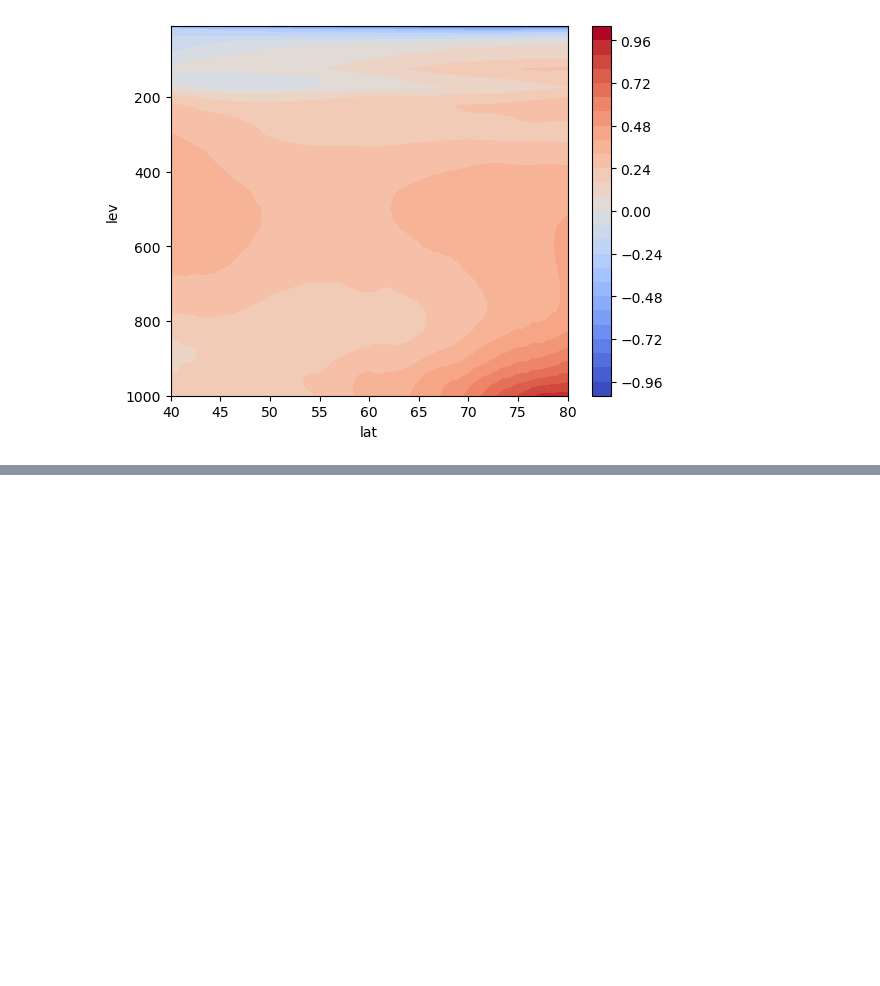
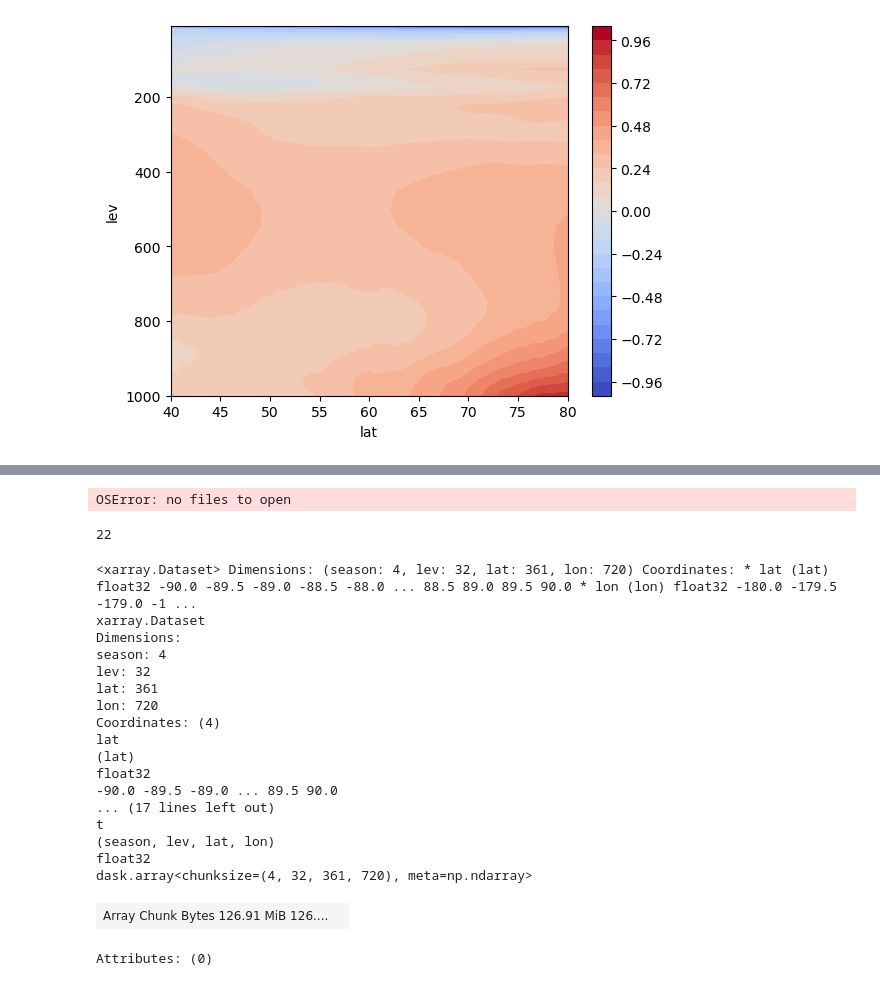
Before and after one commit to cgsutter/ATM622-General-Circulation, a Jupyter notebook: testing/CFSR_plots.ipynb, the cells around one changed output, grey strips where cells are left out. Cells and saved outputs as stored; diff of their text form; code cells hidden in the pictures; blank space fills up the shorter version.

```diff
--- a/testing/CFSR_plots.ipynb
+++ b/testing/CFSR_plots.ipynb
@@ -223,0 +408,32 @@ Mon Jan 2 06:03:28 UTC 2017
+# %%
+y = xr.open_mfdataset('/spare11/ktyle/cfsr/cfsr.ncl')
+# %% [output]
+OSError: no files to open
+# %%
+2_2
+# %% [output]
+22
+# %%
+y = xr.open_mfdataset('/roselab_rit/data/cfsr_climatology/t.seas_clim.0p5.nc')
+# %%
+y
+# %% [output]
+<xarray.Dataset> Dimensions: (season: 4, lev: 32, lat: 361, lon: 720) Coordinates: * lat (lat) float32 -90.0 -89.5 -89.0 -88.5 -88.0 ... 88.5 89.0 89.5 90.0 * lon (lon) float32 -180.0 -179.5 -179.0 -1 ...
+xarray.Dataset
+Dimensions:
+season: 4
+lev: 32
+lat: 361
+lon: 720
+Coordinates: (4)
+lat
+(lat)
+float32
+-90.0 -89.5 -89.0 ... 89.5 90.0
+... (17 lines left out)
+t
+(season, lev, lat, lon)
+float32
+dask.array<chunksize=(4, 32, 361, 720), meta=np.ndarray>
+| Array Chunk Bytes 126.91 MiB 126.... |  |
+Attributes: (0)
```
Also changed, not shown: parts of 25 cells of this notebook.
